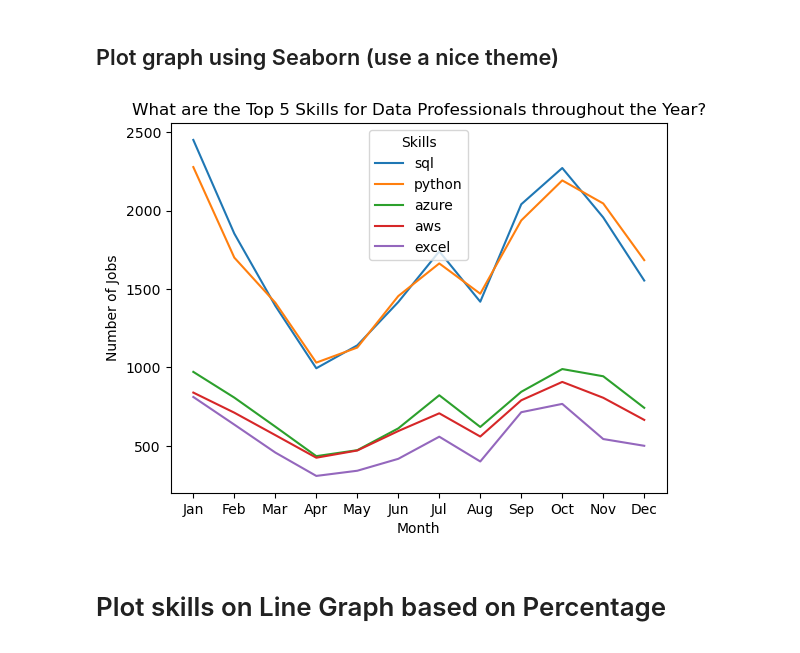
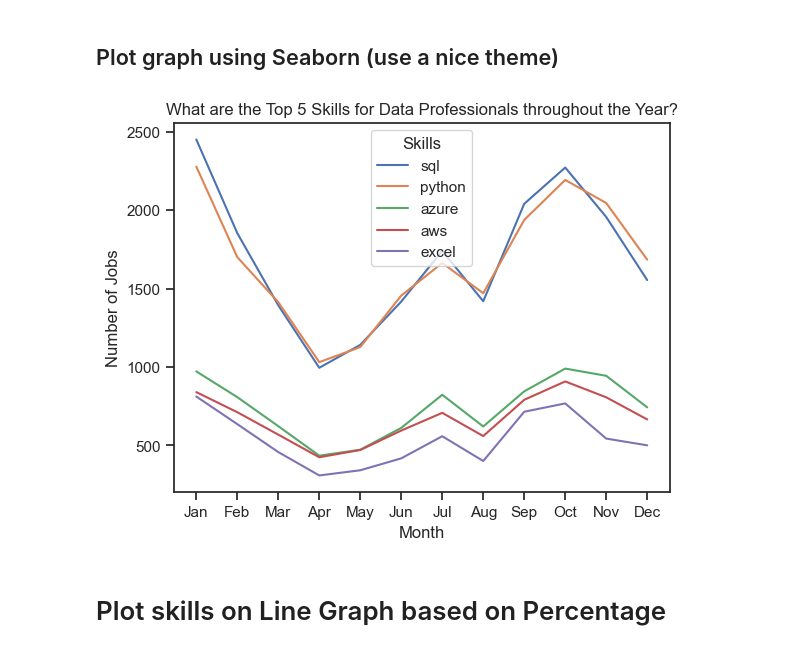
Before and after one commit to Mizan95/Project_Data_Analysis, a Jupyter notebook: 3_Trend_Skills_through_Year.ipynb, the cells around one changed output. Cells and saved outputs as stored; diff of their text form; code cells hidden in the pictures.

Commit message:
Start walkthrough text in file 3_Trend_Skills

```diff
--- a/3_Trend_Skills_through_Year.ipynb
+++ b/3_Trend_Skills_through_Year.ipynb
@@ -64,7 +75,8 @@ df_UK_exploded_pivot = df_UK_exploded.pivot_table(
     index="job_posted_month_no",
     columns="job_skills",
     aggfunc="size",
-    fill_value=0 # fill empty cells with 0 instead of NaN
+    fill_value=0, # fill empty cells with 0 instead of NaN
+
 )
 
 df_UK_exploded_pivot
@@ -177,19 +193,21 @@ plt.ylabel("Number of Jobs");
 ## Plot graph using Seaborn (use a nice theme)
 # %%
 # Plot top 5 skills on line graph using Seaborn
-# Top 5 skills (columns) are accessed with .iloc method
+
+sns.set_theme(style="ticks")
+
 sns.lineplot(
     data=data_subset,
     dashes=False,
 )
 
 plt.title("What are the Top 5 Skills for Data Professionals throughout the Year?")
 plt.legend(title="Skills"); # Add title to legend
 
 plt.xlabel("Month")
 plt.ylabel("Number of Jobs");
 # %% [output]
-[figure, old version]
+[figure, new version]
 # %% [markdown]
 # Plot skills on Line Graph based on Percentage
 # %%
```
Also changed, not shown: parts of 13 cells of this notebook.
